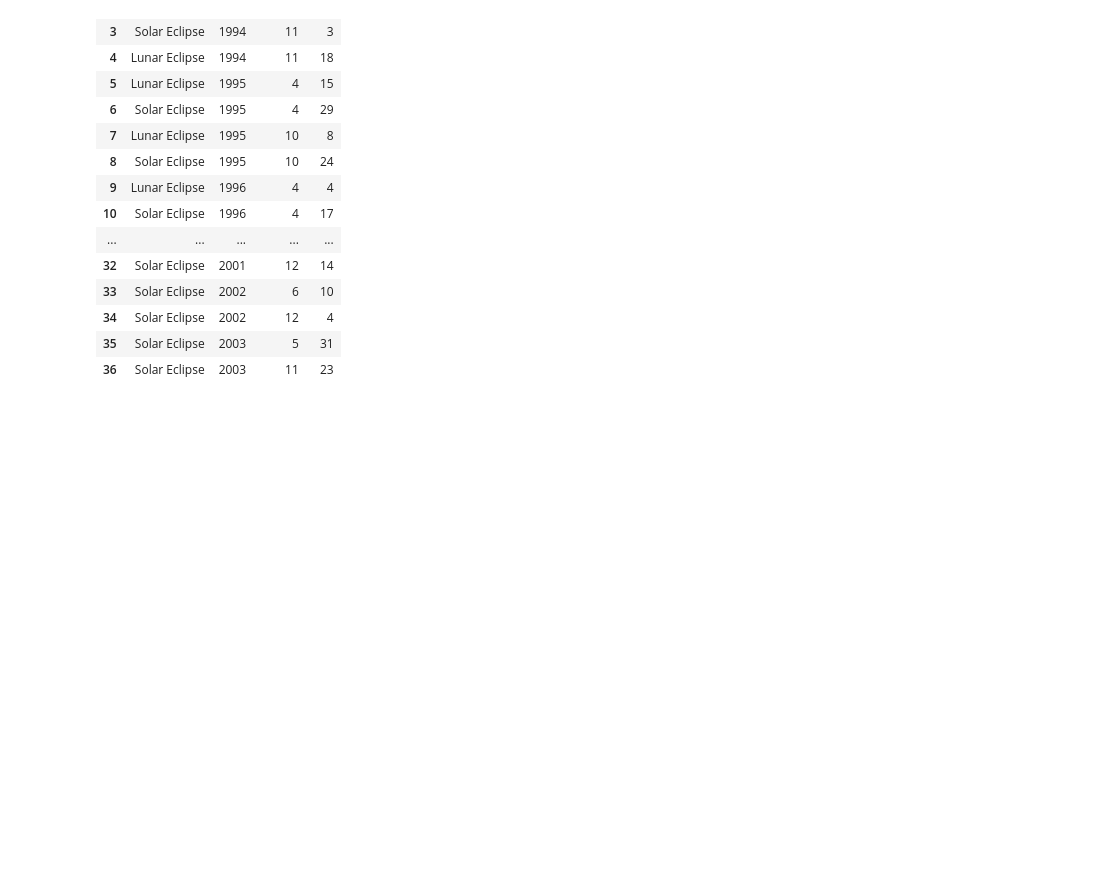
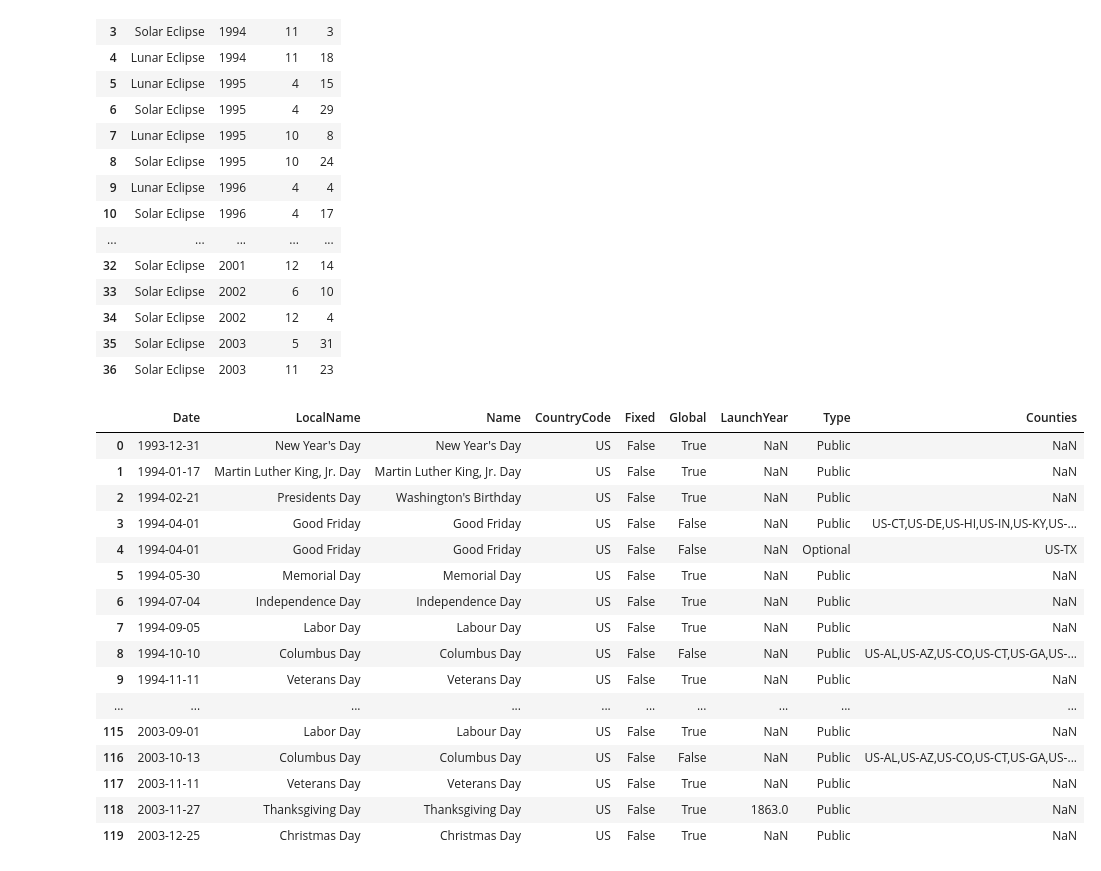
Before and after one commit to Ankourii/ETL, a Jupyter notebook: notebooks/Cleaning.ipynb, the cells around one changed output. Saved outputs shown, nothing was run; the diff lists cells and outputs as text; code cells hidden in the pictures; blank space fills up the shorter version.

```diff
--- a/notebooks/Cleaning.ipynb
+++ b/notebooks/Cleaning.ipynb
@@ -240,0 +250,31 @@ eclipses.to_csv("../data/eclipses_clean.csv", index=False)
+# %%
+combined_holidays = pd.DataFrame()
+
+years = range(1994, 2004)
+
+for year in years:
+    file_path = f'../data/original/public_holidays/publicholiday.US.{year}.csv'
+
+    holidays_data = pd.read_csv(file_path)
+
+    combined_holidays = combined_holidays.append(holidays_data, ignore_index=True)
+# %%
+combined_holidays
+# %% [output]
+|  | Date | LocalName | Name | CountryCode | Fixed | Global | LaunchYear | Type | Counties |
+| 0 | 1993-12-31 | New Year's Day | New Year's Day | US | False | True | NaN | Public | NaN |
+| 1 | 1994-01-17 | Martin Luther King, Jr. Day | Martin Luther King, Jr. Day | US | False | True | NaN | Public | NaN |
+| 2 | 1994-02-21 | Presidents Day | Washington's Birthday | US | False | True | NaN | Public | NaN |
+| 3 | 1994-04-01 | Good Friday | Good Friday | US | False | False | NaN | Public | US-CT,US-DE,US-HI,US-IN,US-KY,US-... |
+| 4 | 1994-04-01 | Good Friday | Good Friday | US | False | False | NaN | Optional | US-TX |
+| 5 | 1994-05-30 | Memorial Day | Memorial Day | US | False | True | NaN | Public | NaN |
+| 6 | 1994-07-04 | Independence Day | Independence Day | US | False | True | NaN | Public | NaN |
+| 7 | 1994-09-05 | Labor Day | Labour Day | US | False | True | NaN | Public | NaN |
+| 8 | 1994-10-10 | Columbus Day | Columbus Day | US | False | False | NaN | Public | US-AL,US-AZ,US-CO,US-CT,US-GA,US-... |
+| 9 | 1994-11-11 | Veterans Day | Veterans Day | US | False | True | NaN | Public | NaN |
+| ... | ... | ... | ... | ... | ... | ... | ... | ... | ... |
+| 115 | 2003-09-01 | Labor Day | Labour Day | US | False | True | NaN | Public | NaN |
+| 116 | 2003-10-13 | Columbus Day | Columbus Day | US | False | False | NaN | Public | US-AL,US-AZ,US-CO,US-CT,US-GA,US-... |
+| 117 | 2003-11-11 | Veterans Day | Veterans Day | US | False | True | NaN | Public | NaN |
+| 118 | 2003-11-27 | Thanksgiving Day | Thanksgiving Day | US | False | True | 1863.0 | Public | NaN |
+| 119 | 2003-12-25 | Christmas Day | Christmas Day | US | False | True | NaN | Public | NaN |
```
Also changed, not shown: parts of 18 cells of this notebook, 18 other files.
